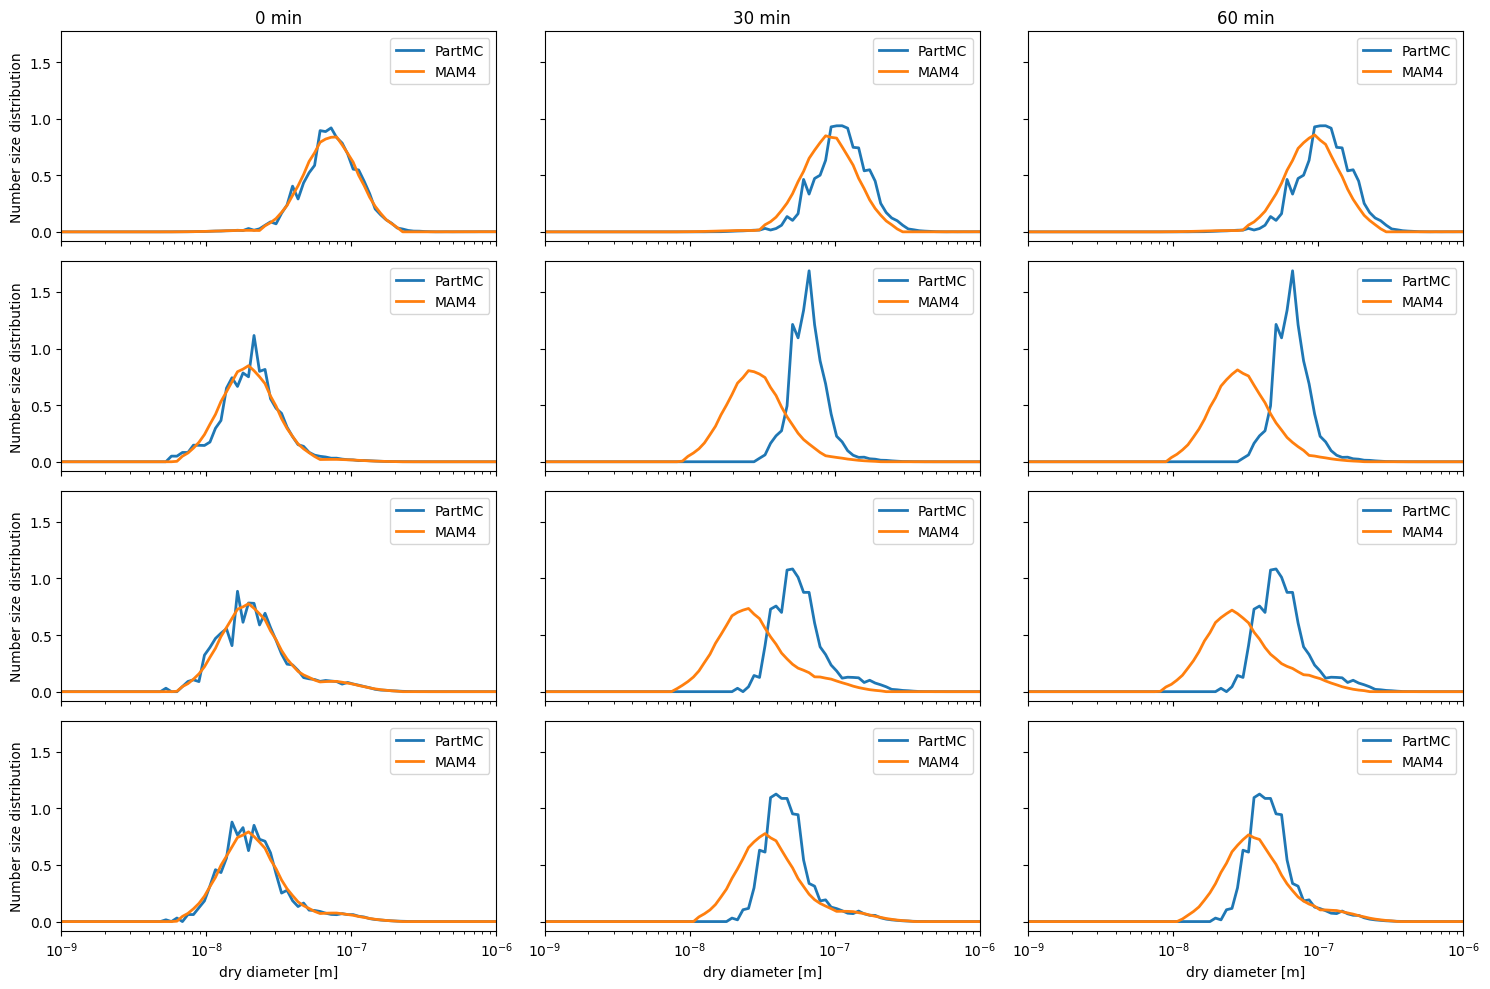
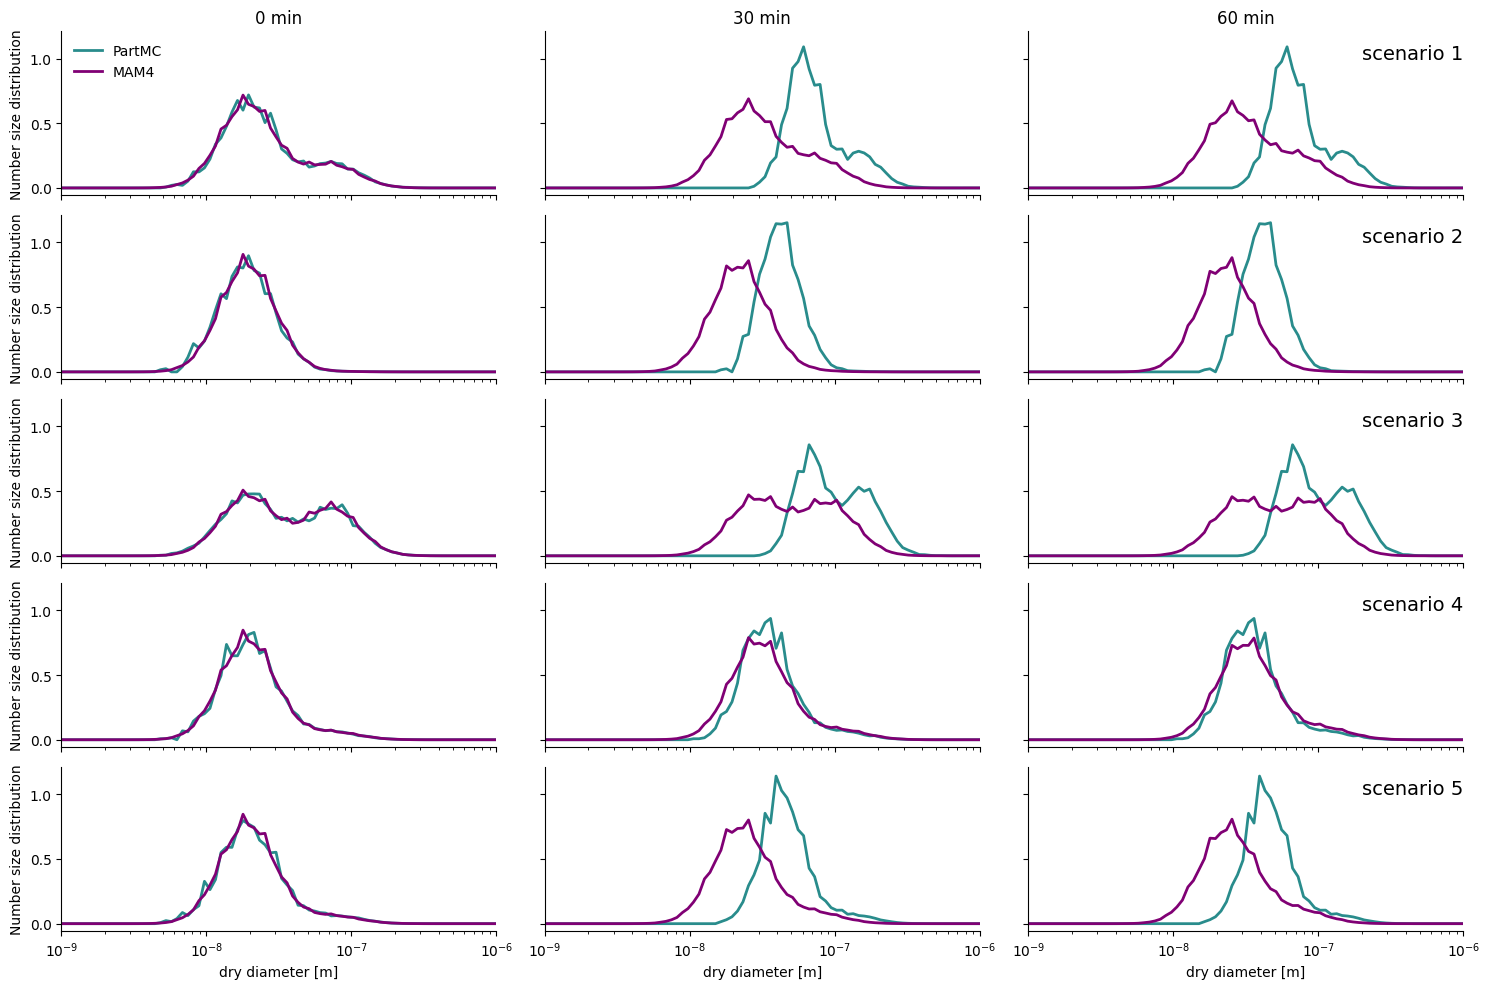
Code edit (unified diff) that turned the first committed figure into the second:
--- before
+++ after
@@ -43,9 +43,20 @@
         # Build line styles after series is known
         line_styles = mgr.plan("line", [s["key"] for s in series])
-
+        line_styles["partmc"]["color"] = "#298c8c"
+        line_styles["mam4"]["color"] = "#800074"
+        
+        N_bins = 50 #len(s['population'].ids)
+        D_min = 1e-9#s['population'].get_particle(s['population'].ids[0]).get_Ddry()
+        D_max = 1e-6 #s['population'].get_particle(s['population'].ids[N_bins-1]).get_Ddry()
+    
         for s in series:
+            # N_bins = len(s['population'].ids)
+            # D_min = s['population'].get_particle(s['population'].ids[0]).get_Ddry()
+            # D_max = s['population'].get_particle(s['population'].ids[N_bins-1]).get_Ddry()
+            
+            
             cfg = {
                 "varname": "dNdlnD",
-                "var_cfg": {"D": np.logspace(-9, -5, 40),'normalize': True},
+                "var_cfg": {'normalize':True,"D":np.logspace(np.log10(D_min),np.log10(D_max),N_bins)}, #{"D": np.logspace(-8.5, -6.5, 40),'normalize': True},
                 "style": line_styles[s["key"]],
             }
@@ -53,7 +64,12 @@
             plotter.plot(s["population"], ax[i,j], label=s["label"])
         ax[i,j].set_xscale('log'); 
-        ax[i,j].legend(); 
+        ax[i,j].spines['top'].set_visible(False)
+        ax[i,j].spines['right'].set_visible(False)
         if i == 0:
             ax[i,j].set_title(f'{timestep_to_plot-1} min')
+        if i == 0 and j == 0:
+            ax[i,j].legend(frameon=False, loc='upper left')
+        if j == len(timesteps) - 1:
+            ax[i,j].text(2e-7, 1., 'scenario ' + scenario_name, fontsize=14)
         if j > 0:
             ax[i,j].set_ylabel('')
@@ -61,2 +77,3 @@
             ax[i,j].set_xlabel('')
         fig.tight_layout()
+fig.savefig("partmc_mam4_dNdlnD.png", dpi=300)

Commit: analysis: add demo notebook content and update report